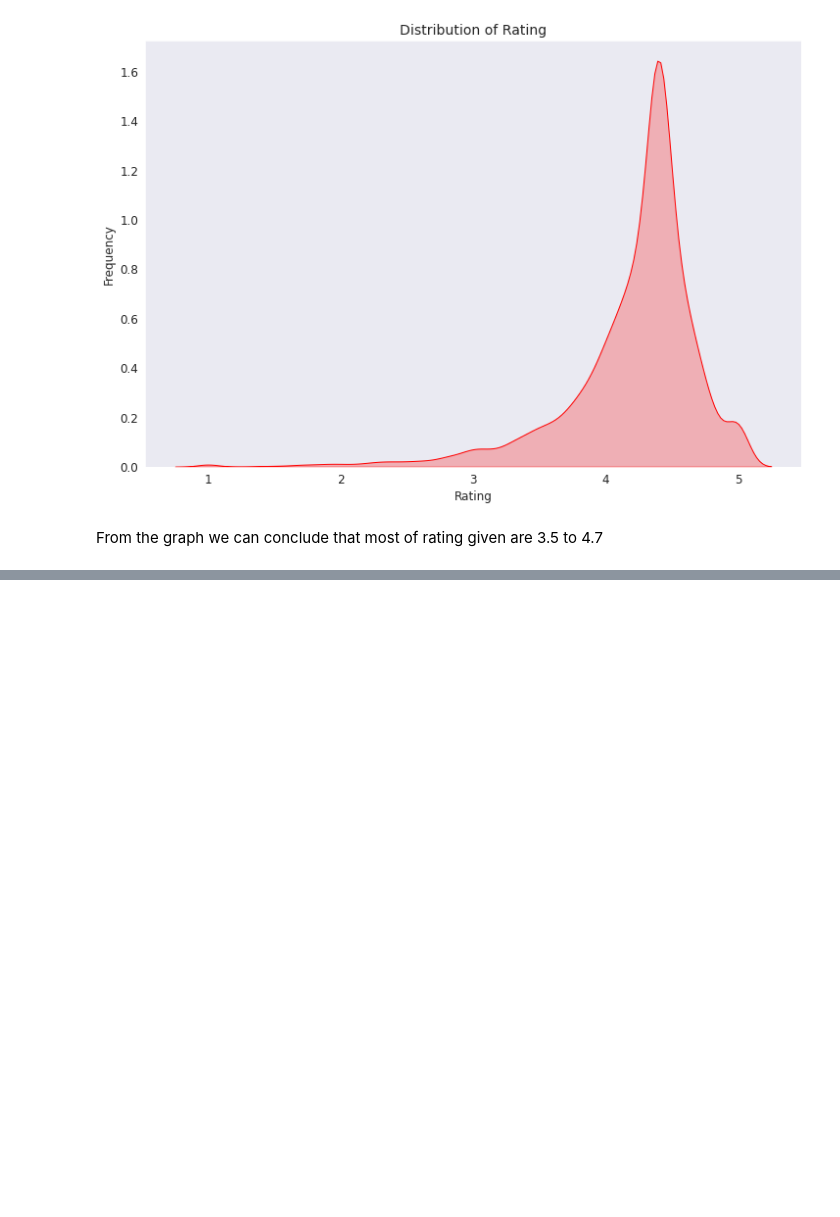
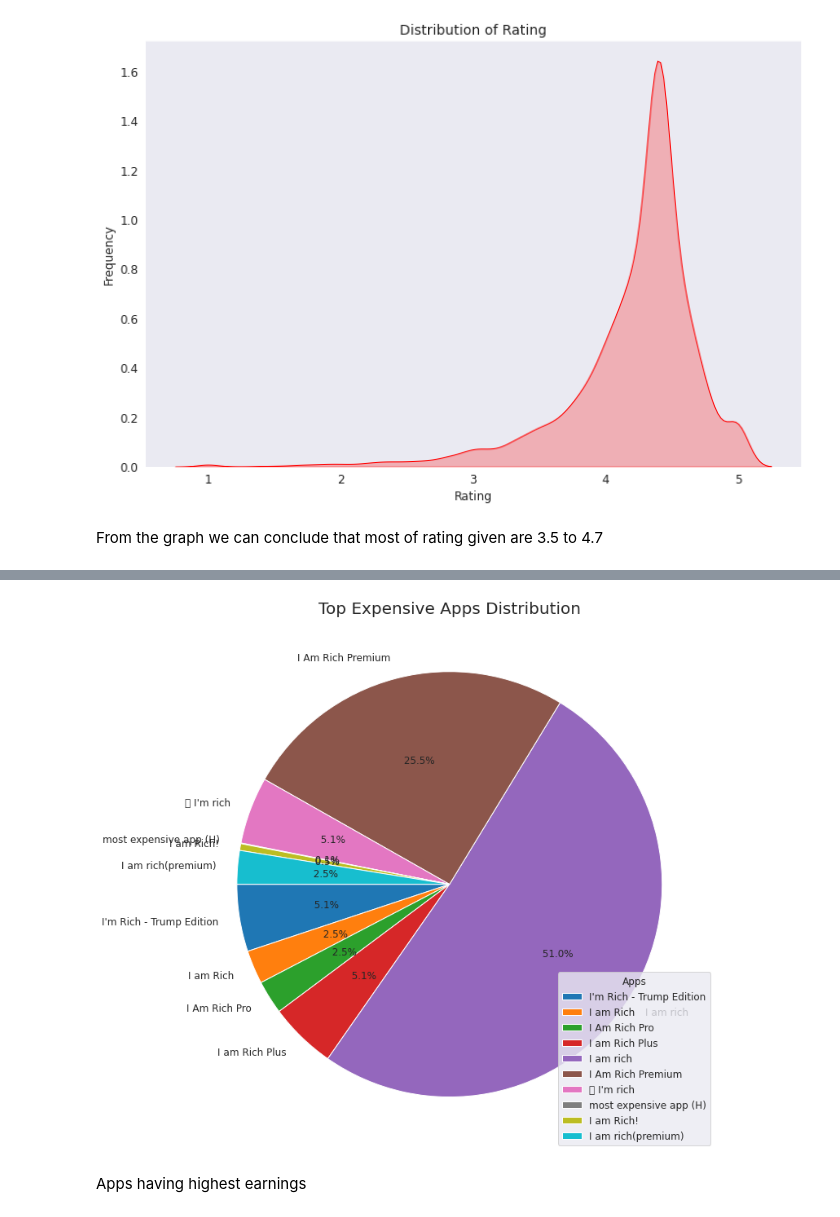
Before and after one commit to Nkbhapkar/EDA-on-playstore, a Jupyter notebook: Exploratory_data_analysis_on_Play_Store_App_Review_Analysis_Capstone_Project.ipynb, the cells around one changed output, grey strips where cells are left out. Saved outputs shown, nothing was run; the diff lists cells and outputs as text; code cells hidden in the pictures; blank space fills up the shorter version.

Commit message:
analyse paid and free apps

```diff
--- a/Exploratory_data_analysis_on_Play_Store_App_Review_Analysis_Capstone_Project.ipynb
+++ b/Exploratory_data_analysis_on_Play_Store_App_Review_Analysis_Capstone_Project.ipynb
@@ -605,0 +618,4 @@ From the graph we can conclude that most of rating given are 3.5 to 4.7
+# %%
+# top10PaidApps
+top10PaidApps = ps_df[ps_df['Type'] == 'Paid'].sort_values(by='Price', ascending=False).head(11)
+top10PaidApps
@@ -605,0 +635,11 @@ From the graph we can conclude that most of rating given are 3.5 to 4.7
+# %%
+top10PaidApps_df = top10PaidApps[['App', 'Installs']].drop(9934)
+# %%
+plt.figure(figsize=(18,12));
+plt.pie(top10PaidApps_df.Installs, explode=None, labels=top10PaidApps_df.App, autopct='%5.1f%%', startangle=180);
+plt.title('Top Expensive Apps Distribution',size = 20);
+plt.legend(top10PaidApps_df.App,loc="lower right",title="Apps",fontsize = "medium");
+# %% [output]
+[figure, added]
+# %% [markdown]
+Apps having highest earnings
```
Also changed, not shown: parts of 28 cells of this notebook.
